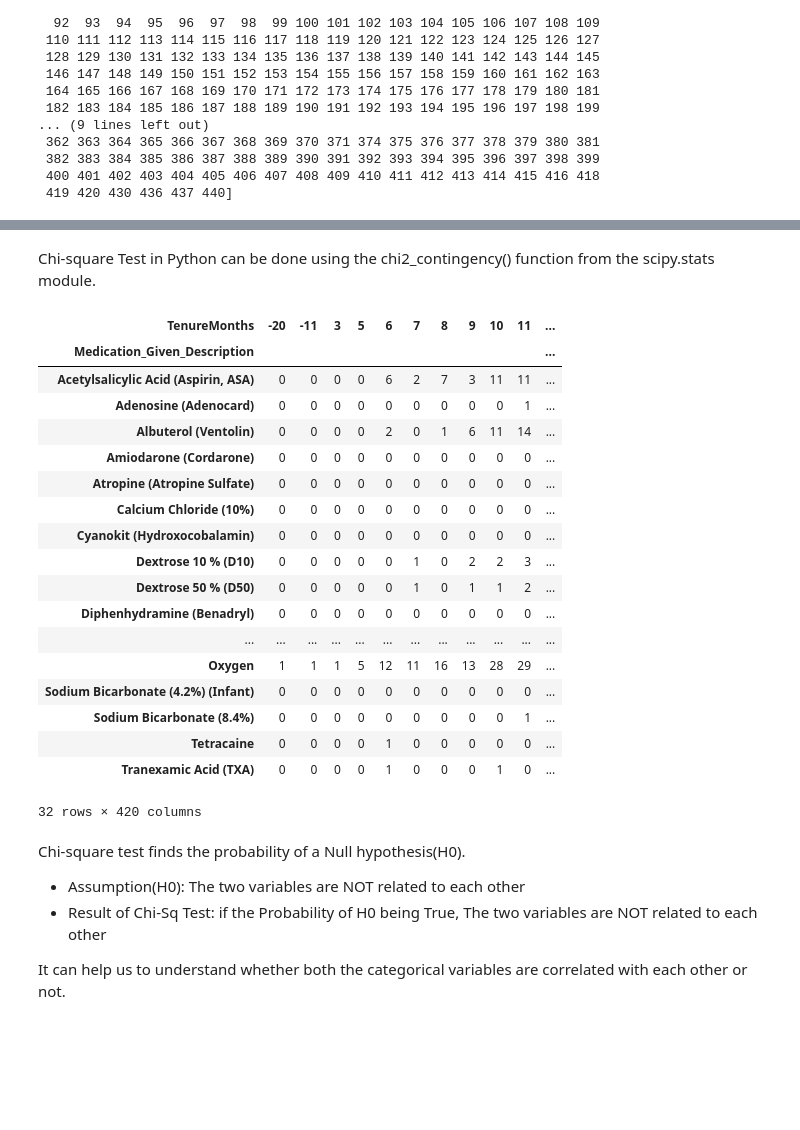
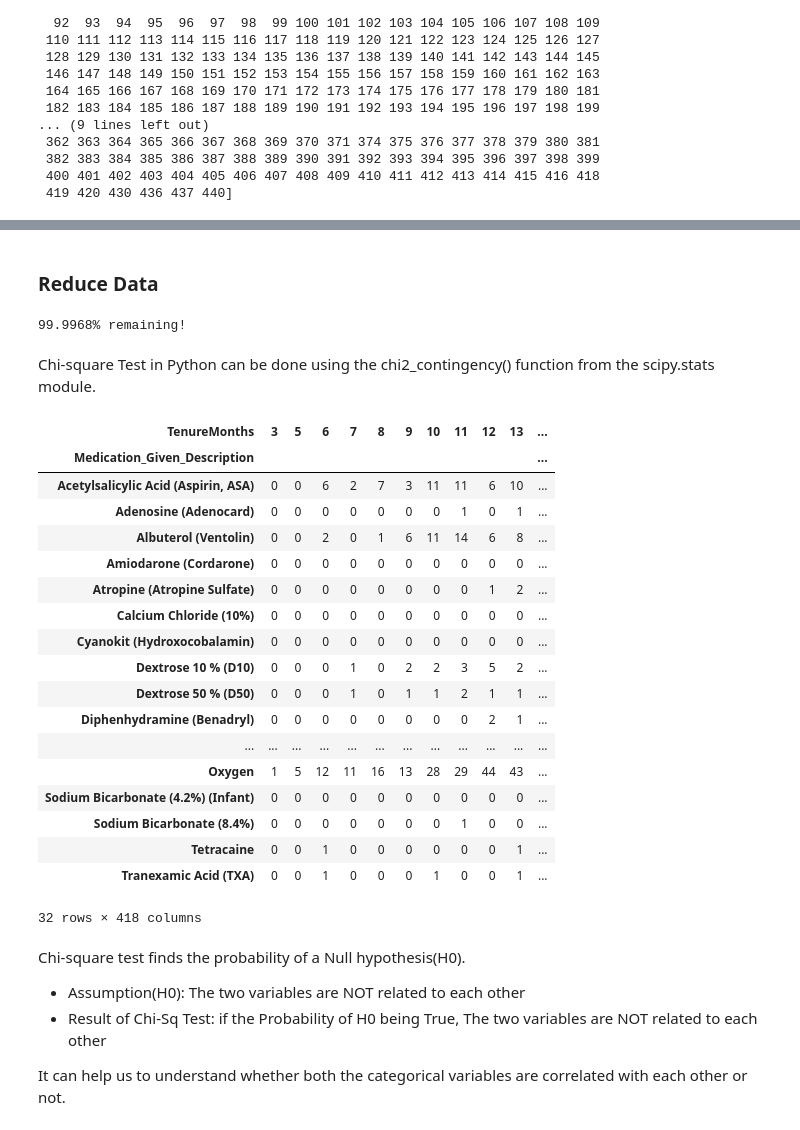
Before and after one commit to data-rescue/ems-analytics, a Jupyter notebook: notebooks/20210313-au-medication-tenure-relation.ipynb, the cells around one changed output, grey strips where cells are left out. Cells and saved outputs as stored; diff of their text form; code cells hidden in the pictures; blank space fills up the shorter version.

Commit message:
modified medication-tenure notebook

```diff
--- a/notebooks/20210313-au-medication-tenure-relation.ipynb
+++ b/notebooks/20210313-au-medication-tenure-relation.ipynb
@@ -18,0 +18,19 @@ print(dfMedPatient.shape)
+# %%
+print(os.getcwd())
+readStart=time.time()
+
+## Reading dataset
+columnsToUse=['PatientId','PatientGender','PatientGenderCode',
+            'FRDPersonnelID','FRDPersonnelGender','ProviderGenderCode',
+            'Medication_Given_RXCUI_Code','Medication_Given_Description','TenureMonths']
+
+dfMedPatient = pd.read_csv ('../data/02_intermediate/MedicationsPatients-20210225-ems-raw-v04.csv',usecols=columnsToUse)[columnsToUse]
+
+# Stop the clock and calculate read time
+readStop=time.time()
+readTime=readStop-readStart
+readMin=np.floor(readTime/60)
+readSec=np.floor(readTime-(readMin*60))
+print("The file was read in {0:.0f} minutes and {1:.0f} seconds.".format(readMin,readSec))
+
+print(dfMedPatient.shape)
@@ -67 +142,12 @@ Tenure Months list =
+# %% [markdown]
+### Reduce Data
+# %%
+#Remove -ve Tenure for PatientProvider ( Removing time traveller records)
+dfMedPatientReduced = dfMedPatient[(dfMedPatient['TenureMonths'] >= 0)]
+
+#Calculate percentage of dataset remaining
+ratio=len(dfMedPatientReduced)/len(dfMedPatient)*100
+print("%.4f%% remaining!" % ratio)
+# %% [output]
+99.9968% remaining!
 # %%
@@ -74,28 +160,28 @@ Chi-square Test in Python can be done using the chi2_contingency() function from
 # importing the required function
 from scipy.stats import chi2_contingency
 # %%
-# Cross tabulation between  TenureMonths and Medications
-pd.crosstab(dfMedPatient.Medication_Given_Description,dfMedPatient.TenureMonths)
+# Cross tabulation between TenureMonths and Medications from 'dfMedPatientReduced' datarframe
+pd.crosstab(dfMedPatientReduced.Medication_Given_Description,dfMedPatientReduced.TenureMonths)
 # %% [output]
-| TenureMonths | -20 | -11 | 3 | 5 | 6 | 7 | 8 | 9 | 10 | 11 | ... |
+| TenureMonths | 3 | 5 | 6 | 7 | 8 | 9 | 10 | 11 | 12 | 13 | ... |
 | Medication_Given_Description |  |  |  |  |  |  |  |  |  |  | ... |
-| Acetylsalicylic Acid (Aspirin, ASA) | 0 | 0 | 0 | 0 | 6 | 2 | 7 | 3 | 11 | 11 | ... |
-| Adenosine (Adenocard) | 0 | 0 | 0 | 0 | 0 | 0 | 0 | 0 | 0 | 1 | ... |
-| Albuterol (Ventolin) | 0 | 0 | 0 | 0 | 2 | 0 | 1 | 6 | 11 | 14 | ... |
+| Acetylsalicylic Acid (Aspirin, ASA) | 0 | 0 | 6 | 2 | 7 | 3 | 11 | 11 | 6 | 10 | ... |
+| Adenosine (Adenocard) | 0 | 0 | 0 | 0 | 0 | 0 | 0 | 1 | 0 | 1 | ... |
+| Albuterol (Ventolin) | 0 | 0 | 2 | 0 | 1 | 6 | 11 | 14 | 6 | 8 | ... |
 | Amiodarone (Cordarone) | 0 | 0 | 0 | 0 | 0 | 0 | 0 | 0 | 0 | 0 | ... |
-| Atropine (Atropine Sulfate) | 0 | 0 | 0 | 0 | 0 | 0 | 0 | 0 | 0 | 0 | ... |
+| Atropine (Atropine Sulfate) | 0 | 0 | 0 | 0 | 0 | 0 | 0 | 0 | 1 | 2 | ... |
 | Calcium Chloride (10%) | 0 | 0 | 0 | 0 | 0 | 0 | 0 | 0 | 0 | 0 | ... |
 | Cyanokit (Hydroxocobalamin) | 0 | 0 | 0 | 0 | 0 | 0 | 0 | 0 | 0 | 0 | ... |
-| Dextrose 10 % (D10) | 0 | 0 | 0 | 0 | 0 | 1 | 0 | 2 | 2 | 3 | ... |
-| Dextrose 50 % (D50) | 0 | 0 | 0 | 0 | 0 | 1 | 0 | 1 | 1 | 2 | ... |
-| Diphenhydramine (Benadryl) | 0 | 0 | 0 | 0 | 0 | 0 | 0 | 0 | 0 | 0 | ... |
+| Dextrose 10 % (D10) | 0 | 0 | 0 | 1 | 0 | 2 | 2 | 3 | 5 | 2 | ... |
+| Dextrose 50 % (D50) | 0 | 0 | 0 | 1 | 0 | 1 | 1 | 2 | 1 | 1 | ... |
+| Diphenhydramine (Benadryl) | 0 | 0 | 0 | 0 | 0 | 0 | 0 | 0 | 2 | 1 | ... |
 | ... | ... | ... | ... | ... | ... | ... | ... | ... | ... | ... | ... |
-| Oxygen | 1 | 1 | 1 | 5 | 12 | 11 | 16 | 13 | 28 | 29 | ... |
+| Oxygen | 1 | 5 | 12 | 11 | 16 | 13 | 28 | 29 | 44 | 43 | ... |
 | Sodium Bicarbonate (4.2%) (Infant) | 0 | 0 | 0 | 0 | 0 | 0 | 0 | 0 | 0 | 0 | ... |
-| Sodium Bicarbonate (8.4%) | 0 | 0 | 0 | 0 | 0 | 0 | 0 | 0 | 0 | 1 | ... |
-| Tetracaine | 0 | 0 | 0 | 0 | 1 | 0 | 0 | 0 | 0 | 0 | ... |
-| Tranexamic Acid (TXA) | 0 | 0 | 0 | 0 | 1 | 0 | 0 | 0 | 1 | 0 | ... |
+| Sodium Bicarbonate (8.4%) | 0 | 0 | 0 | 0 | 0 | 0 | 0 | 1 | 0 | 0 | ... |
+| Tetracaine | 0 | 0 | 1 | 0 | 0 | 0 | 0 | 0 | 0 | 1 | ... |
+| Tranexamic Acid (TXA) | 0 | 0 | 1 | 0 | 0 | 0 | 1 | 0 | 0 | 1 | ... |
-32 rows × 420 columns
+32 rows × 418 columns
 # %% [markdown]
 Chi-square test finds the probability of a Null hypothesis(H0).
 
```
Also changed, not shown: parts of 60 cells of this notebook, 1 other file.
